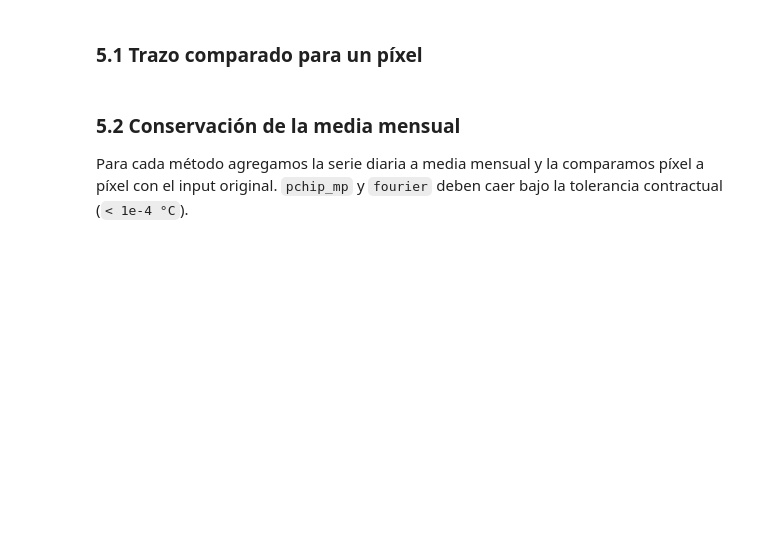
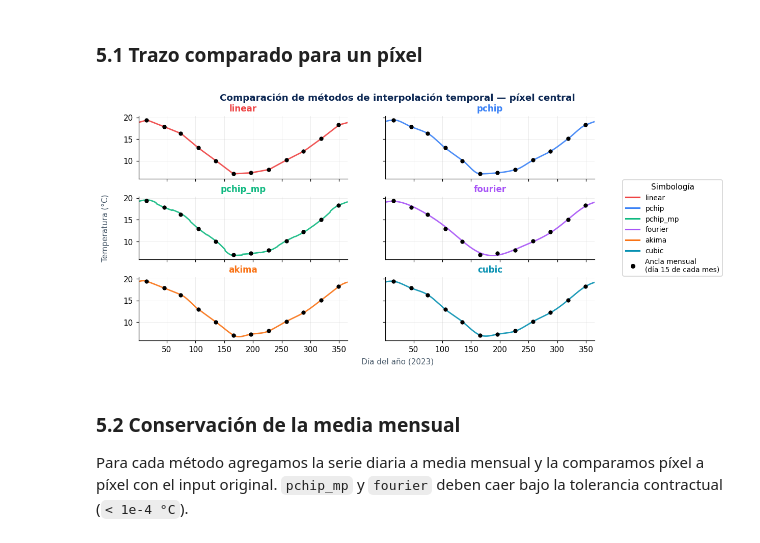
Before and after one commit to djwillichile/tempify, a Jupyter notebook: docs/tutorials/01-getting-started.ipynb, the cells around one changed output. Drawn from its saved outputs; the diff is of its cells as text; code cells hidden in the pictures; blank space fills up the shorter version.

```diff
--- a/docs/tutorials/01-getting-started.ipynb
+++ b/docs/tutorials/01-getting-started.ipynb
@@ -253,49 +295,114 @@ methods = list(METHOD_COLORS.keys())
 
 fig, axes = plt.subplots(
     nrows, ncols,
-    figsize=(10, 13),
+    figsize=(11, 5),
     dpi=110,
     sharey=True,
     sharex=True,
-    constrained_layout=True,
+    constrained_layout=False,
 )
 
-# Escala y compartida: rango de todos los metodos en el pixel central
+# Escala y compartida: rango de todos los métodos en el pixel central
 all_vals = np.concatenate(
     [daily_per_method[m].isel(y=15, x=15).values for m in methods]
     + [monthly_input]
 )
+
 ylo = float(np.min(all_vals)) - 0.8
 yhi = float(np.max(all_vals)) + 0.8
 
 for ax, method in zip(axes.flat, methods):
     color = METHOD_COLORS[method]
     series = daily_per_method[method].isel(y=15, x=15).values
-    ax.plot(doy, series, color=color, linewidth=1.8, alpha=0.9)
-    ax.scatter(midpoint_doy, monthly_input, color="black", zorder=5, s=30, linewidths=0)
-    ax.set_title(method, fontsize=11, fontweight="bold", color=color)
+
+    ax.plot(
+        doy,
+        series,
+        color=color,
+        linewidth=1.8,
+        alpha=0.9,
+    )
+
+    ax.scatter(
+        midpoint_doy,
+        monthly_input,
+        color="black",
+        zorder=5,
+        s=30,
+        linewidths=0,
+    )
+
+    ax.set_title(
+        method,
+        fontsize=11,
+        fontweight="bold",
+        color=color,
+    )
+
     ax.set_ylim(ylo, yhi)
     ax.set_xlim(1, 365)
     ax.grid(alpha=0.25, linewidth=0.6)
+
     ax.spines["top"].set_visible(False)
     ax.spines["right"].set_visible(False)
 
-fig.supxlabel("Dia del ano (2023)", fontsize=10, color="#4a5b6b")
-fig.supylabel("Temperatura (grados C)", fontsize=10, color="#4a5b6b")
+fig.supxlabel("Día del año (2023)", fontsize=10, color="#4a5b6b")
+fig.supylabel("Temperatura (°C)", fontsize=10, color="#4a5b6b")
+
 fig.suptitle(
-    "Comparacion de metodos de interpolacion temporal — pixel central (Santiago)",
-    fontsize=12, fontweight="bold", color="#0d2854",
+    "Comparación de métodos de interpolación temporal — píxel central",
+    fontsize=12,
+    fontweight="bold",
+    color="#0d2854",
 )
 
+method_handles = [
+    mlines.Line2D(
+        [],
+        [],
+        color=METHOD_COLORS[method],
+        linewidth=2.0,
+        label=method,
+    )
+    for method in methods
+]
+
 anchor_handle = mlines.Line2D(
-    [], [], color="black", marker="o", markersize=5,
-    linestyle="None", label="Ancla mensual (dia 15)",
+    [],
+    [],
+    color="black",
+    marker="o",
+    markersize=5,
+    linestyle="None",
+    label="Ancla mensual\n(día 15 de cada mes)",
 )
+
+legend_handles = method_handles + [anchor_handle]
+
 fig.legend(
-    handles=[anchor_handle], loc="lower center", ncol=1,
-    fontsize=9, framealpha=0.85, bbox_to_anchor=(0.5, -0.03),
+    handles=legend_handles,
+    loc="center left",
+    bbox_to_anchor=(0.86, 0.50),
+    fontsize=9,
+    frameon=True,
+    framealpha=0.9,
+    title="Simbología",
+    title_fontsize=10,
 )
+
+# Deja espacio a la derecha para la leyenda
+fig.subplots_adjust(
+    left=0.08,
+    right=0.82,
+    top=0.90,
+    bottom=0.10,
+    wspace=0.18,
+    hspace=0.28,
+)
+
 plt.show()
+# %% [output]
+[figure, added]
 # %% [markdown]
 ### 5.2 Conservación de la media mensual
 
```
Also changed, not shown: parts of 12 cells of this notebook.
